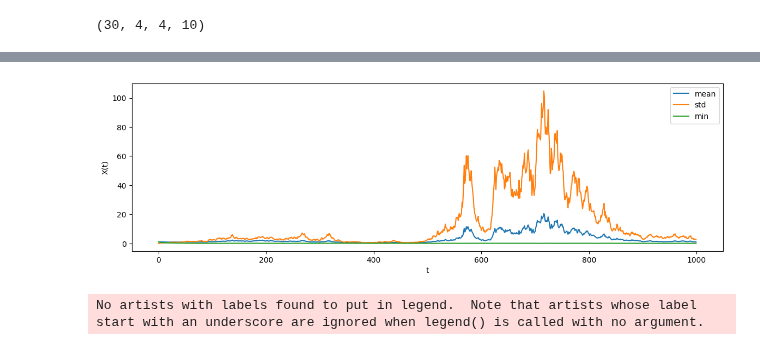
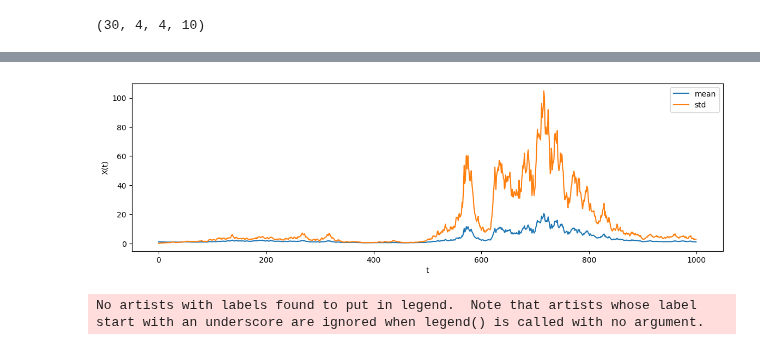
Before and after one commit to falric05/AII-Flare-prediction, a Jupyter notebook: notebooks/Data_inspection.ipynb, the cells around one changed output, grey strips where cells are left out. Cells and saved outputs as stored; diff of their text form; code cells hidden in the pictures.

Commit message:
Analysis of mean of the runs and mean of the times

```diff
--- a/notebooks/Data_inspection.ipynb
+++ b/notebooks/Data_inspection.ipynb
@@ -99,11 +76,29 @@ plt.show()
 # %% [markdown]
 ## Parameter grid
 # %%
+grid_path = os.path.join(base_folder, 'Data', 'grid')
 params = {
-    'run': 30,
-    'sigma': [0.3, 0.4, 0.5, 0.6],
-    'theta': [0.01, 0.1, 0.5, 3],
-    # 'mu': [0.8, 0.9, 1, 1.1],
-    'delta': [0.01,0.05, 0.1, 0.2, 0.25, 0.3, 0.4, 0.5, 0.6, 0.7],
-    'N': 1000
-}
+        'run': 30,
+        'sigma': [0.3, 0.4, 0.5, 0.6],
+        'theta': [0.01, 0.1, 0.5, 3],
+        # 'mu': [0.8, 0.9, 1, 1.1],
+        'delta': [0.01,0.05, 0.1, 0.2, 0.25, 0.3, 0.4, 0.5, 0.6, 0.7],
+        'N': 1000
+    }
+if not(Path(grid_path+'.npy').is_file()):
+    grid = np.zeros((params['run'],
+                    len(params['sigma']),
+                    len(params['theta']),
+                    # len(params['mu']),
+                    len(params['delta']),
+                    params['N']))
+    for r in tqdm(range(params['run'])):
+        for s, t, d in product(params['sigma'], params['theta'],params['delta']):
+            # TODO: just in case add also mu
+            si = params['sigma'].index(s)
+            ti = params['theta'].index(t)
+            di = params['delta'].index(d)
+            grid[r,si,ti,di,:] = milstein_method(t,s,d)
+    # store grid data
+    np.save(grid_path, grid, allow_pickle=True)
+grid = np.load(grid_path+'.npy', allow_pickle=True)
@@ -154,15 +171,23 @@ np.std(grid, axis=-1).shape
+# %%
+for r in tqdm(range(params['run'])):
+        for s, t, d in product(params['sigma'], params['theta'],params['delta']):
+            for time in range(params['N']):
+            # TODO: just in case add also mu
+            si = params['sigma'].index(s)
+            ti = params['theta'].index(t)
+            di = params['delta'].index(d)
+            grid[r,si,ti,di,:] = milstein_method(t,s,d)
 # %%
 # np.mean(grid, axis=0)[0,0,:]
 plt.figure(figsize=figsize)
 plt.plot(np.mean(grid, axis=0)[0,0,3,:], label='mean')
 plt.plot( np.std(grid, axis=0)[0,0,3,:], label='std')
-plt.plot( np.min(grid, axis=0)[0,0,3,:], label='min')
 plt.xlabel('t')
 plt.ylabel('X(t)')
 plt.legend()
 plt.show()
 # %% [output]
-[figure, old version]
+[figure, new version]
 # %%
 # np.mean(grid, axis=0)[0,0,:]
 plt.figure(figsize=figsize)
```
Also changed, not shown: parts of 19 cells of this notebook.
